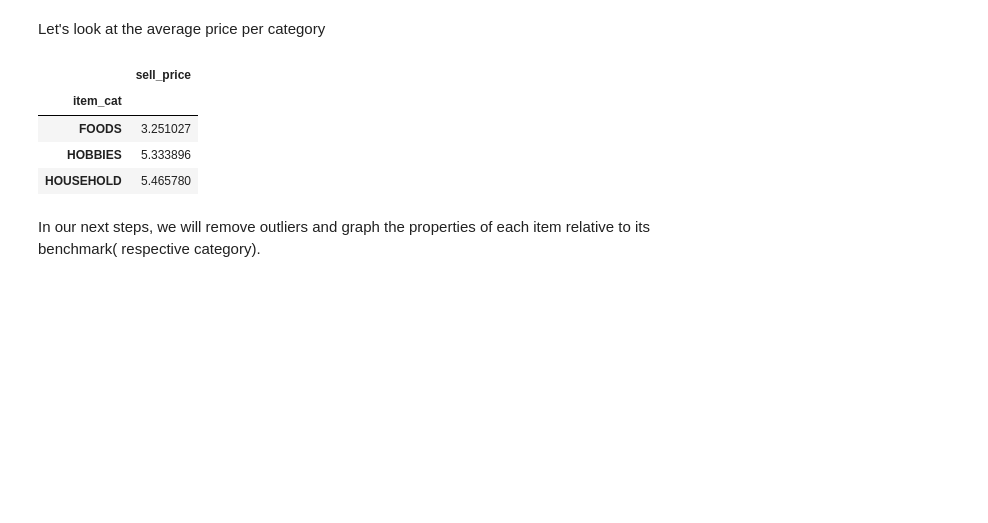
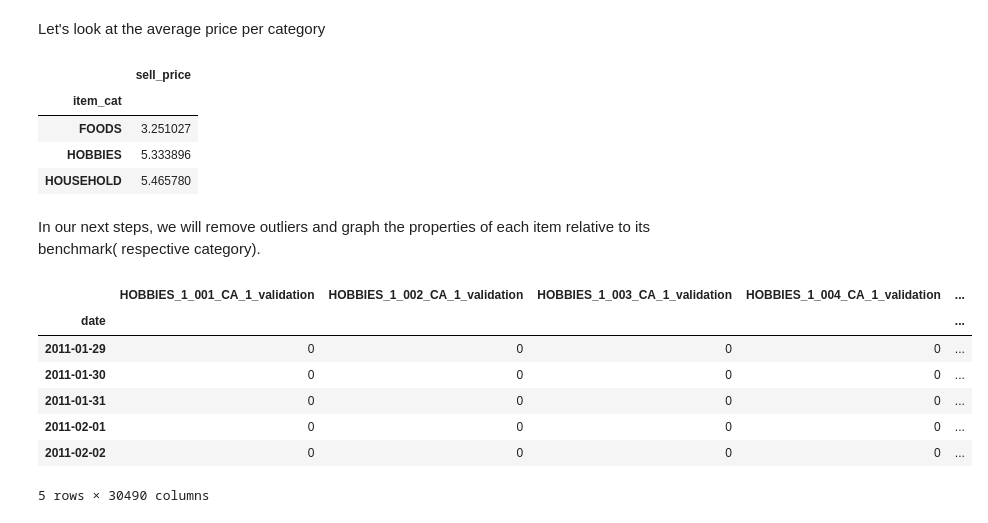
Before and after one commit to Luke-Gray/M5-Accuracy, a Jupyter notebook: M5 Basic EDA.ipynb, the cells around one changed output. Saved outputs shown, nothing was run; the diff lists cells and outputs as text; code cells hidden in the pictures; blank space fills up the shorter version.

```diff
--- a/M5 Basic EDA.ipynb
+++ b/M5 Basic EDA.ipynb
@@ -538,3 +539,34 @@ avg_price_per_cat
 | HOUSEHOLD | 5.465780 |
 # %% [markdown]
 In our next steps, we will remove outliers and graph the properties of each item relative to its benchmark( respective category).
+# %%
+d_cols = [col for col in sales.columns if 'd_' in col]
+
+past_sales = sales.set_index('id')[d_cols] \
+    .T \
+    .merge(cal.set_index('d')['date'],
+           left_index=True,
+           right_index=True,
+            validate='1:1') \
+    .set_index('date')
+past_sales.head()
+# store_list = prices['store_id'].unique()
+# for s in store_list:
+#     store_items = [c for c in past_sales.columns if s in c]
+#     past_sales[store_items] \
+#         .sum(axis=1) \
+#         .rolling(50).mean() \
+#         .plot(figsize=(15, 5),
+#               alpha=0.8,
+#               title='90 Day Moving Average Total Sales (10 stores)')
+# plt.legend(store_list)
+# plt.show()
+# %% [output]
+|  | HOBBIES_1_001_CA_1_validation | HOBBIES_1_002_CA_1_validation | HOBBIES_1_003_CA_1_validation | HOBBIES_1_004_CA_1_validation | ... |
+| date |  |  |  |  | ... |
+| 2011-01-29 | 0 | 0 | 0 | 0 | ... |
+| 2011-01-30 | 0 | 0 | 0 | 0 | ... |
+| 2011-01-31 | 0 | 0 | 0 | 0 | ... |
+| 2011-02-01 | 0 | 0 | 0 | 0 | ... |
+| 2011-02-02 | 0 | 0 | 0 | 0 | ... |
+5 rows × 30490 columns
```
Also changed, not shown: parts of 4 cells of this notebook, 5 other files.
